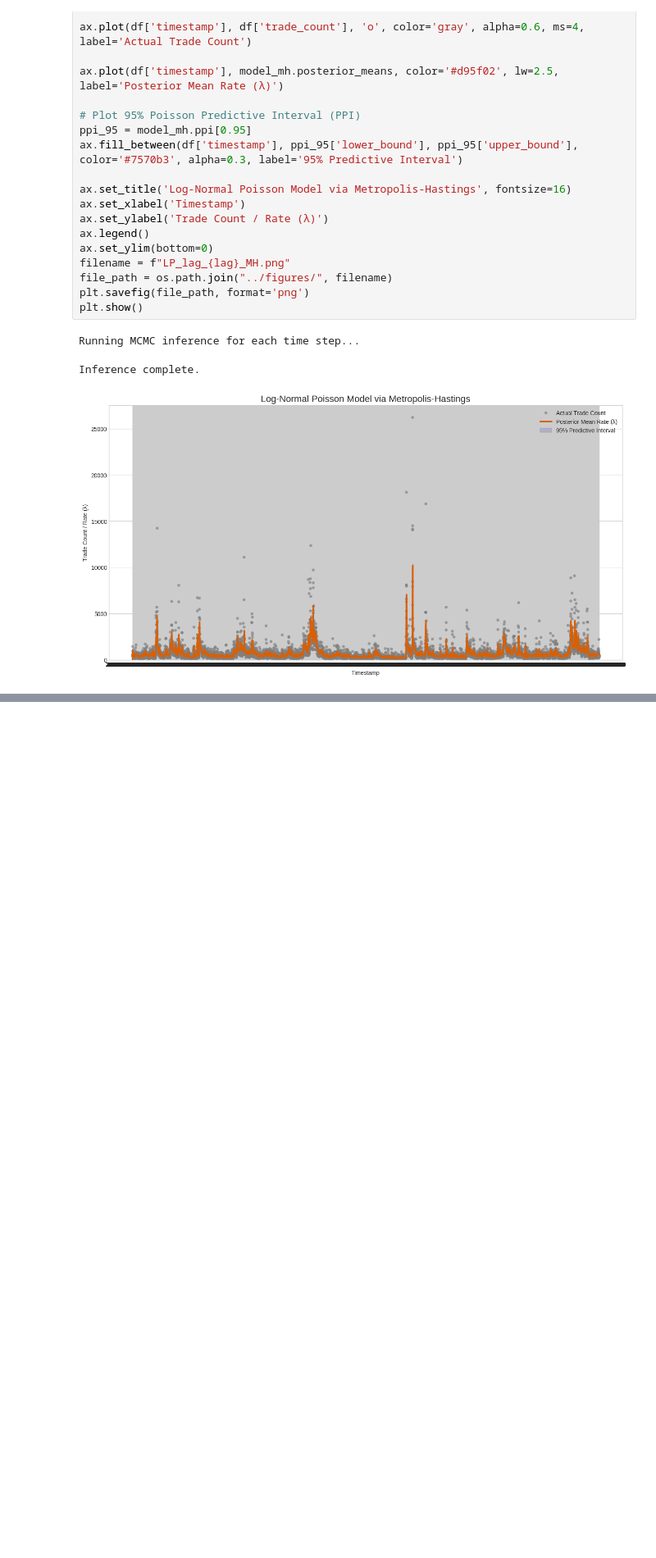
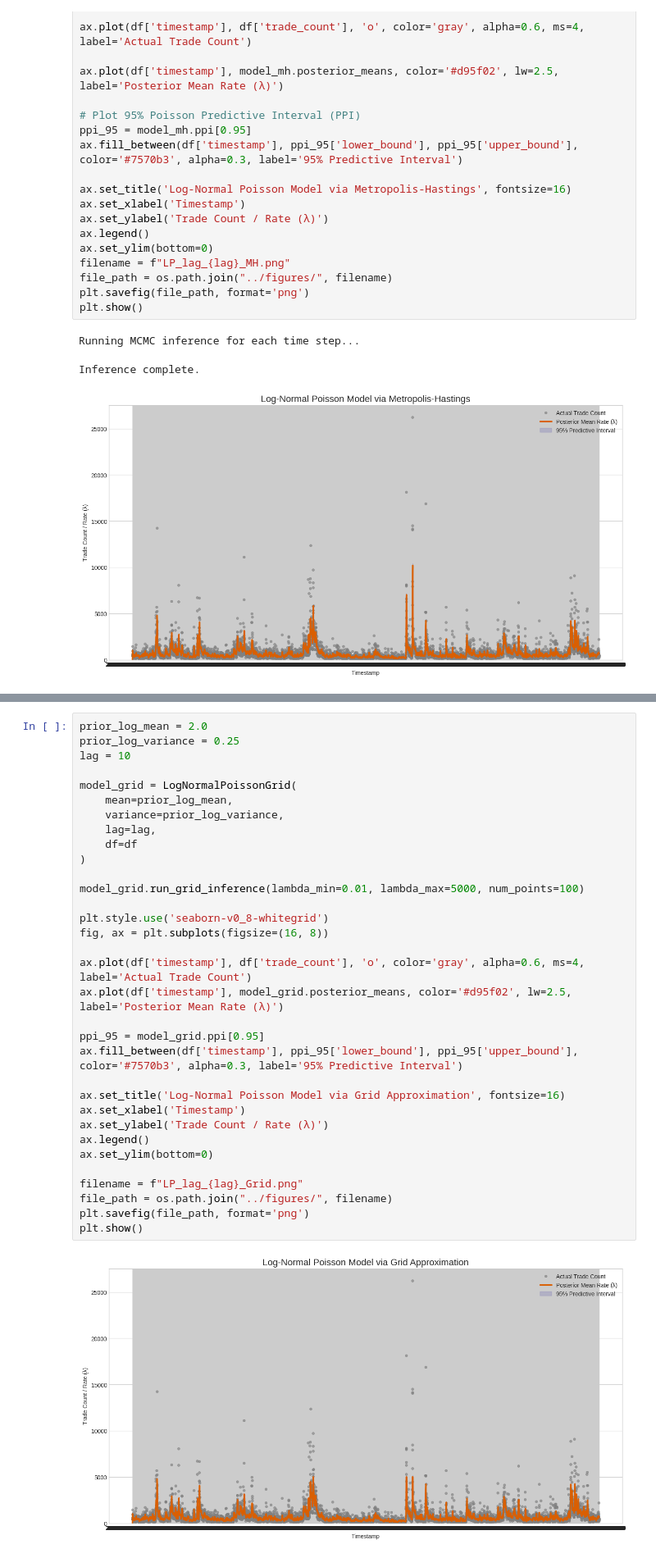
Before and after one commit to Zen-Nightshade/Crypto-Trade-Analysis, a Jupyter notebook: notebooks/LogNormal_Poisson_Model.ipynb, the cells around one changed output, grey strips where cells are left out. Shown at 82% size. Cells and saved outputs as stored; diff of their text form; blank space fills up the shorter version.

Commit message:
Add grid approximation

```diff
--- a/notebooks/LogNormal_Poisson_Model.ipynb
+++ b/notebooks/LogNormal_Poisson_Model.ipynb
@@ -319,0 +378,35 @@ Inference complete.
+# %%
+prior_log_mean = 2.0
+prior_log_variance = 0.25
+lag = 10
+
+model_grid = LogNormalPoissonGrid(
+    mean=prior_log_mean,
+    variance=prior_log_variance,
+    lag=lag,
+    df=df
+)
+
+model_grid.run_grid_inference(lambda_min=0.01, lambda_max=5000, num_points=100)
+
+plt.style.use('seaborn-v0_8-whitegrid')
+fig, ax = plt.subplots(figsize=(16, 8))
+
+ax.plot(df['timestamp'], df['trade_count'], 'o', color='gray', alpha=0.6, ms=4, label='Actual Trade Count')
+ax.plot(df['timestamp'], model_grid.posterior_means, color='#d95f02', lw=2.5, label='Posterior Mean Rate (λ)')
+
+ppi_95 = model_grid.ppi[0.95]
+ax.fill_between(df['timestamp'], ppi_95['lower_bound'], ppi_95['upper_bound'], color='#7570b3', alpha=0.3, label='95% Predictive Interval')
+
+ax.set_title('Log-Normal Poisson Model via Grid Approximation', fontsize=16)
+ax.set_xlabel('Timestamp')
+ax.set_ylabel('Trade Count / Rate (λ)')
+ax.legend()
+ax.set_ylim(bottom=0)
+
+filename = f"LP_lag_{lag}_Grid.png"
+file_path = os.path.join("../figures/", filename)
+plt.savefig(file_path, format='png')
+plt.show()
+# %% [output]
+[figure, added]
```
Also changed, not shown: parts of 1 cell of this notebook, 2 other files.
